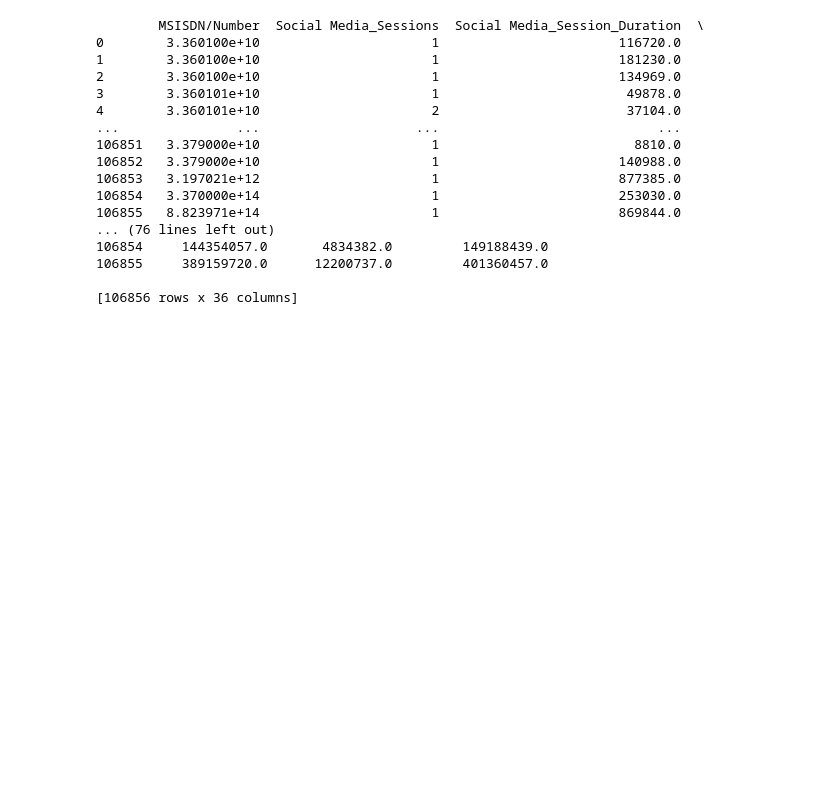
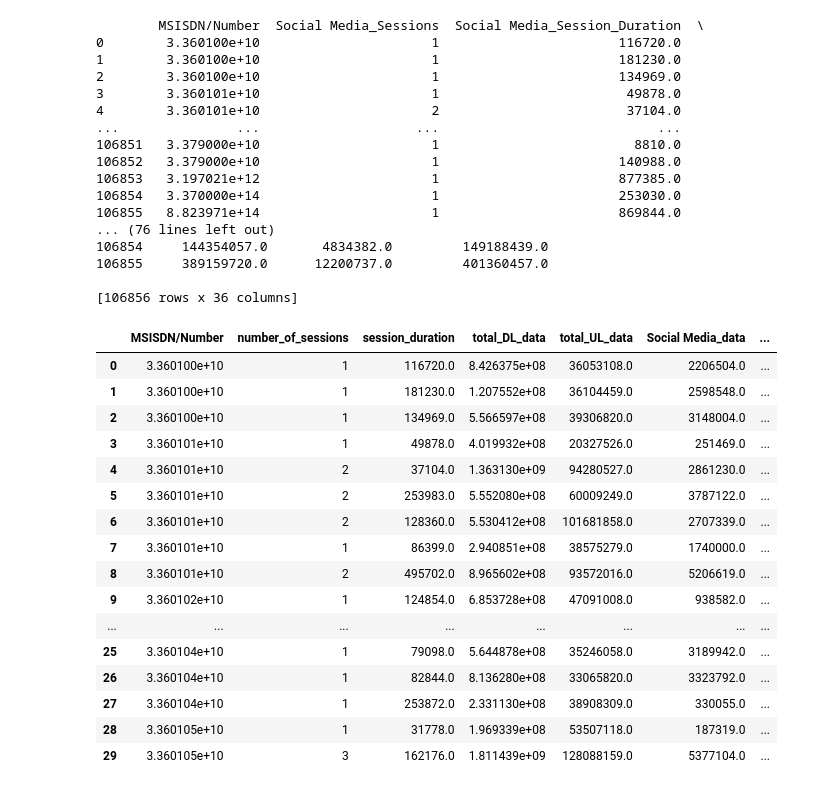
Before and after one commit to lillianassefa/TellcoDataAnalysis, a Jupyter notebook: extract_data.ipynb, the cells around one changed output. Drawn from its saved outputs; the diff is of its cells as text; code cells hidden in the pictures; blank space fills up the shorter version.

```diff
--- a/extract_data.ipynb
+++ b/extract_data.ipynb
@@ -228,3 +246,42 @@ print(user_aggregation)
 106855     389159720.0      12200737.0         401360457.0
 
 [106856 rows x 36 columns]
+# %%
+
+df_clean_data['Start'] = pd.to_datetime(df_clean_data['Start'])
+
+# Aggregate per user
+user_aggregation = {
+    'number_of_sessions': ('Bearer Id', 'count'),
+    'session_duration': ('Dur. (ms)', 'sum'),
+    'total_DL_data': ('Total DL (Bytes)', 'sum'),
+    'total_UL_data': ('Total UL (Bytes)', 'sum'),
+}
+
+app_columns = ['Social Media', 'Google', 'Email', 'Youtube', 'Netflix', 'Gaming', 'Other']
+
+for app in app_columns:
+    user_aggregation[f'{app}_data'] = (f'{app} DL (Bytes)', 'sum')
+
+user_data_aggregated = df_clean_data.groupby('MSISDN/Number').agg(**user_aggregation).reset_index()
+
+# Display the aggregated user data
+user_data_aggregated.head(30)
+# %% [output]
+|  | MSISDN/Number | number_of_sessions | session_duration | total_DL_data | total_UL_data | Social Media_data | ... |
+| 0 | 3.360100e+10 | 1 | 116720.0 | 8.426375e+08 | 36053108.0 | 2206504.0 | ... |
+| 1 | 3.360100e+10 | 1 | 181230.0 | 1.207552e+08 | 36104459.0 | 2598548.0 | ... |
+| 2 | 3.360100e+10 | 1 | 134969.0 | 5.566597e+08 | 39306820.0 | 3148004.0 | ... |
+| 3 | 3.360101e+10 | 1 | 49878.0 | 4.019932e+08 | 20327526.0 | 251469.0 | ... |
+| 4 | 3.360101e+10 | 2 | 37104.0 | 1.363130e+09 | 94280527.0 | 2861230.0 | ... |
+| 5 | 3.360101e+10 | 2 | 253983.0 | 5.552080e+08 | 60009249.0 | 3787122.0 | ... |
+| 6 | 3.360101e+10 | 2 | 128360.0 | 5.530412e+08 | 101681858.0 | 2707339.0 | ... |
+| 7 | 3.360101e+10 | 1 | 86399.0 | 2.940851e+08 | 38575279.0 | 1740000.0 | ... |
+| 8 | 3.360101e+10 | 2 | 495702.0 | 8.965602e+08 | 93572016.0 | 5206619.0 | ... |
+| 9 | 3.360102e+10 | 1 | 124854.0 | 6.853728e+08 | 47091008.0 | 938582.0 | ... |
+| ... | ... | ... | ... | ... | ... | ... | ... |
+| 25 | 3.360104e+10 | 1 | 79098.0 | 5.644878e+08 | 35246058.0 | 3189942.0 | ... |
+| 26 | 3.360104e+10 | 1 | 82844.0 | 8.136280e+08 | 33065820.0 | 3323792.0 | ... |
+| 27 | 3.360104e+10 | 1 | 253872.0 | 2.331130e+08 | 38908309.0 | 330055.0 | ... |
+| 28 | 3.360105e+10 | 1 | 31778.0 | 1.969339e+08 | 53507118.0 | 187319.0 | ... |
+| 29 | 3.360105e+10 | 3 | 162176.0 | 1.811439e+09 | 128088159.0 | 5377104.0 | ... |
```
Also changed, not shown: parts of 18 cells of this notebook, 3 other files.
